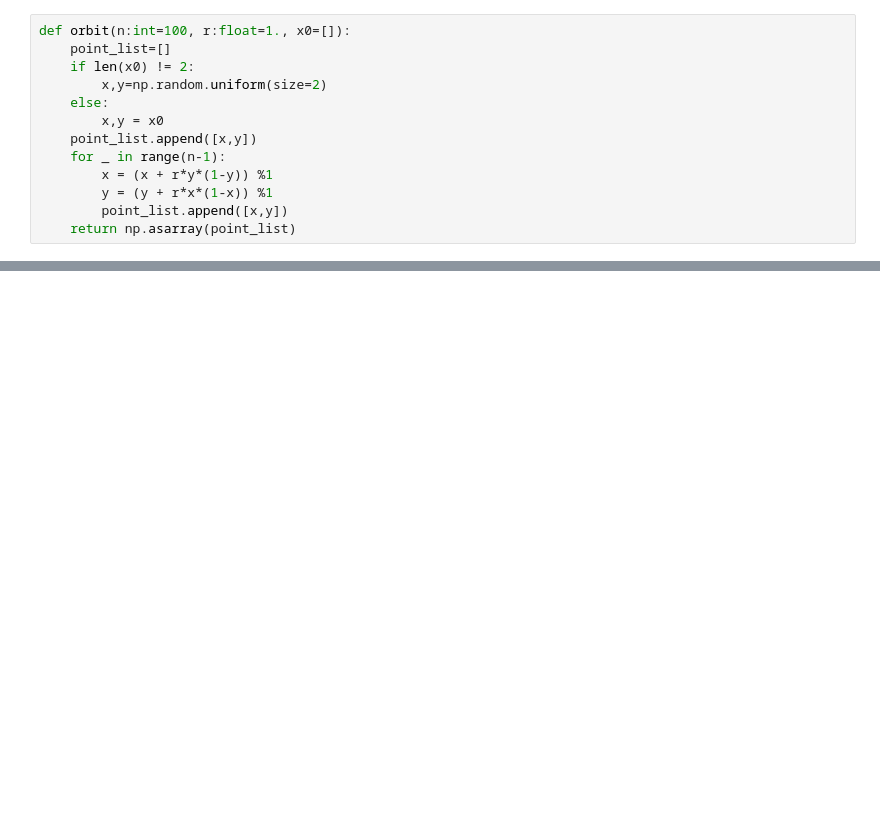
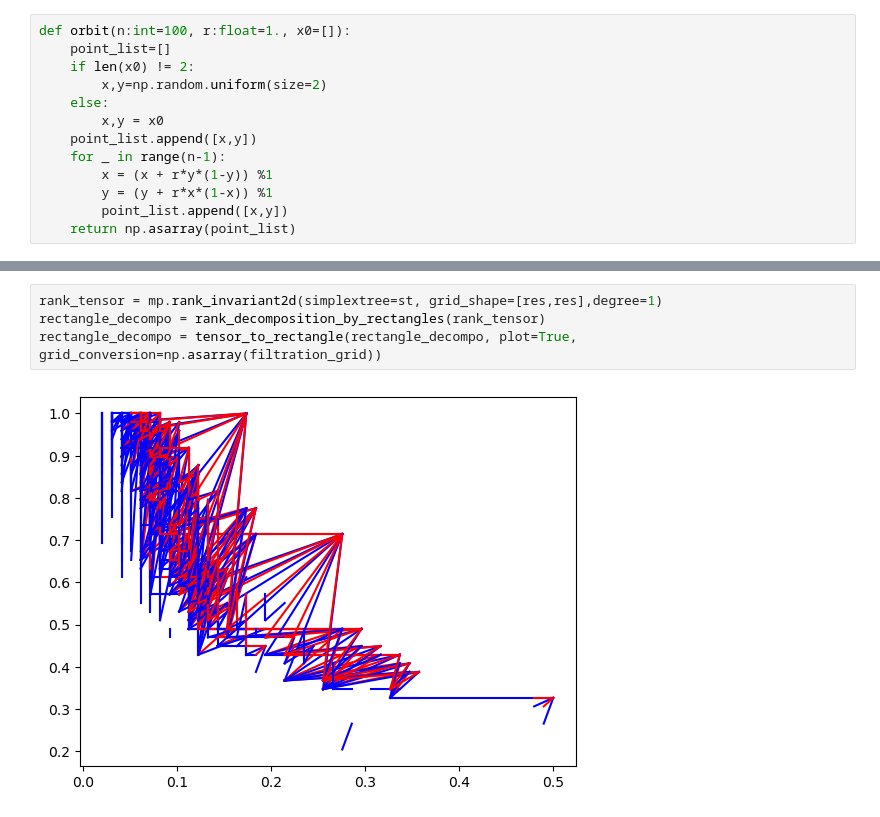
Before and after one commit to DavidLapous/multipers-signed-measure, a Jupyter notebook: test_orbit.ipynb, the cells around one changed output, grey strips where cells are left out. Cells and saved outputs as stored; diff of their text form; blank space fills up the shorter version.

```diff
--- a/test_orbit.ipynb
+++ b/test_orbit.ipynb
@@ -72,0 +69,6 @@ imgs
+# %%
+rank_tensor = mp.rank_invariant2d(simplextree=st, grid_shape=[res,res],degree=1)
+rectangle_decompo = rank_decomposition_by_rectangles(rank_tensor)
+rectangle_decompo = tensor_to_rectangle(rectangle_decompo, plot=True, grid_conversion=np.asarray(filtration_grid))
+# %% [output]
+[figure, added]
```
Also changed, not shown: parts of 9 cells of this notebook.
